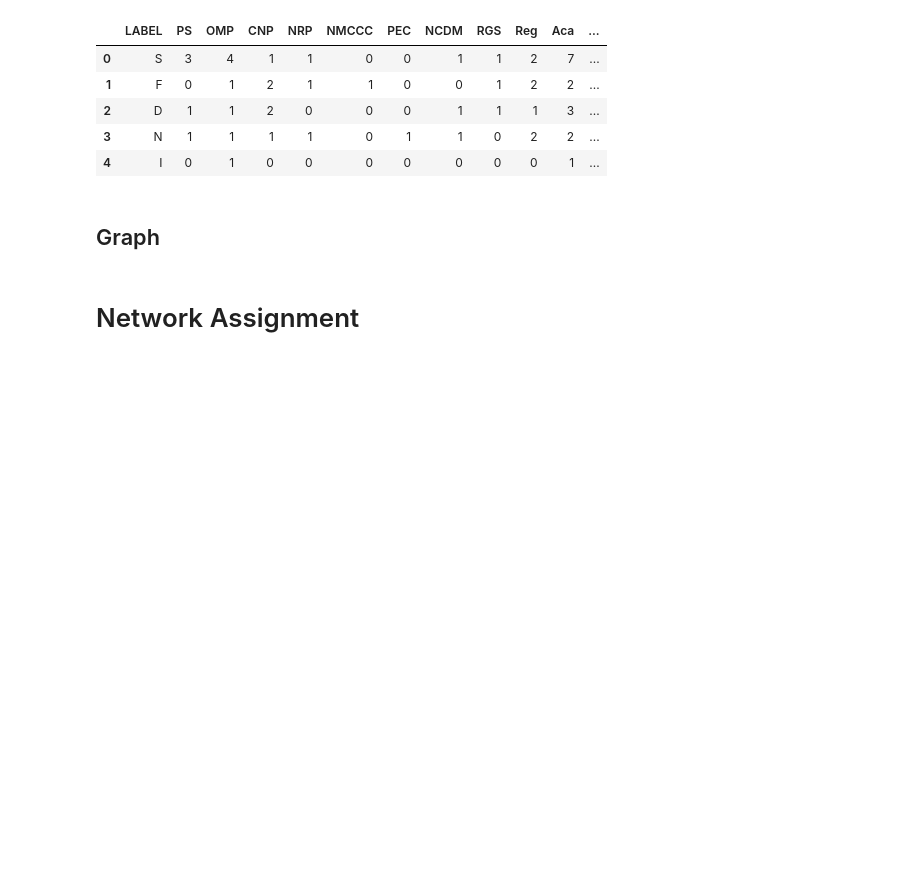
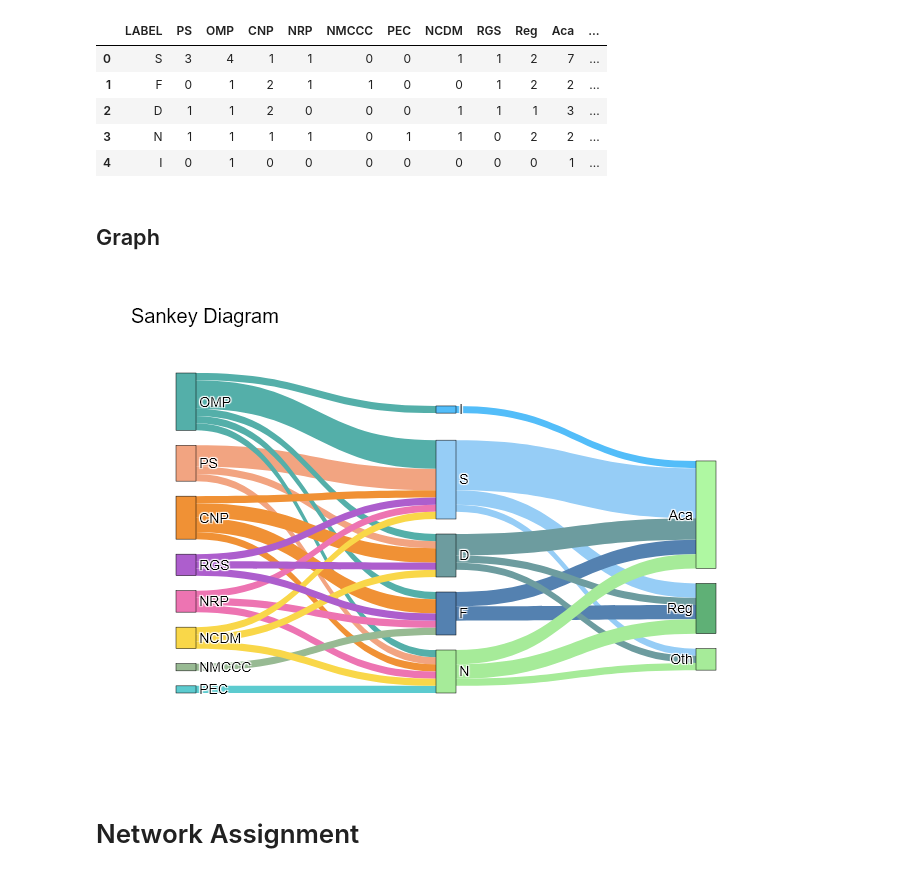
Before and after one commit to Celian4862/PLOTS, a Jupyter notebook: Implementation.ipynb, the cells around one changed output. Cells and saved outputs as stored; diff of their text form; code cells hidden in the pictures; blank space fills up the shorter version.

```diff
--- a/Implementation.ipynb
+++ b/Implementation.ipynb
@@ -70,11 +78,8 @@ plt.show()
 # %% [markdown]
 ## Visualization of CSV File
 # %%
-csv_file = "./csv-files/sankey_assignment.csv"
-
-df = pd.read_csv(csv_file)
-
-df.head(df.size)
+sankey_df = pd.read_csv(CSV_PATH + "sankey_assignment.csv")
+sankey_df.head(sankey_df.size)
 # %% [output]
 |  | LABEL | PS | OMP | CNP | NRP | NMCCC | PEC | NCDM | RGS | Reg | Aca | ... |
 | 0 | S | 3 | 4 | 1 | 1 | 0 | 0 | 1 | 1 | 2 | 7 | ... |
@@ -84,6 +89,87 @@ df.head(df.size)
 | 4 | I | 0 | 1 | 0 | 0 | 0 | 0 | 0 | 0 | 0 | 1 | ... |
 # %% [markdown]
 ## Graph
+# %%
+# Define node groups
+start_nodes = list(sankey_df.columns[1:9])
+middle_nodes = list(sankey_df['LABEL'].unique())
+end_nodes = list(sankey_df.columns[9:])
+
+# Combine all nodes in order (start → middle → end)
+all_nodes = start_nodes + middle_nodes + end_nodes
+
+# Map node names to indices
+node_indices = {node: idx for idx, node in enumerate(all_nodes)}
+
+# Lists to store Sankey link data
+source = []
+target = []
+value = []
+
+# **First Set of Links (start → middle)**
+for start in start_nodes:
+     for mid in middle_nodes:
+            val = sankey_df.loc[sankey_df['LABEL'] == mid, start].values[0]
+            if val > 0:
+                source.append(node_indices[start])  # Source index
+                target.append(node_indices[mid])    # Target index
+                value.append(val)                   # Flow value
+
+
+# **Second Set of Links (middle → end)**
+for mid in middle_nodes:
+    for end in end_nodes:
+            val = sankey_df.loc[sankey_df['LABEL'] == mid, end].values[0]
+            if val > 0:
+                source.append(node_indices[mid])   # Source index
+                target.append(node_indices[end])   # Target index
+                value.append(val)                  # Flow value
+
+label_colors = [
+    '#F2A481', # PS
+    '#54AFA9', # OMP
+    '#F09135', # CNP
+    '#ED74B2', # NRP
+    '#98BA93', # NMCCC
+    '#5CCBCF', # PEC
+    '#F9D749', # NCDM
+    '#AD5ECD', # RGS
+    '#96CDF6', # S
+    '#5481B0', # F
+    '#6D9C9F', # D
+    '#A6EB99', # N
+    '#53BDF9', # I
+    '#5FB076', # Reg
+    '#AFF8A2', # Aca
+    '#A6EB99' # Oth
+]
+
+# Create Sankey Diagram
+fig = go.Figure(data=[go.Sankey(
+    node = dict(
+      pad = 15,
+      thickness = 20,
+      line = dict(color = "black", width = 0.5),
+      label = all_nodes,
+      color = label_colors,
+    ),
+    link = dict(
+        source = source,
+        target = target,
+        value = value,
+        color = [label_colors[s] for s in source]
+  ))])
+
+# Set title
+fig.update_layout(title_text="Sankey Diagram", font=global_font)
+
+# **Save as Image**
+fig.write_image(IMAGE_PATH + "sankey_diagram.png")  # Saves as PNG
+# fig.show()  # Displays the diagram
+
+Image(IMAGE_PATH + "sankey_diagram.png")
+# %% [output]
+[figure, added]
 # %% [markdown]
 # Network Assignment
 # %% [markdown]
```
Also changed, not shown: parts of 4 cells of this notebook, 4 other files.
